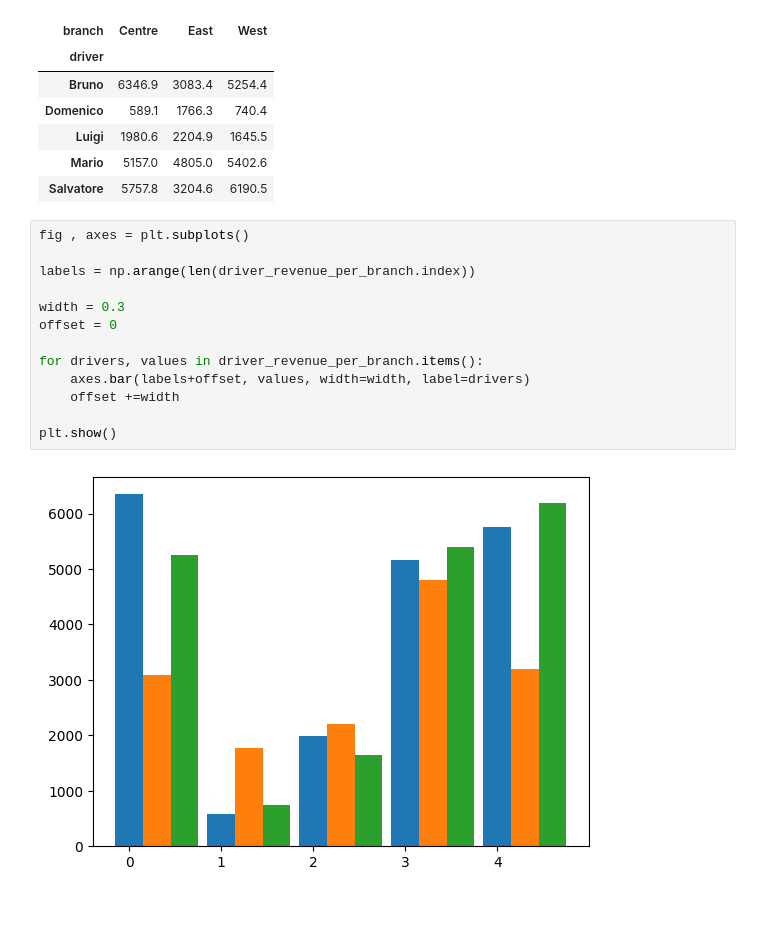
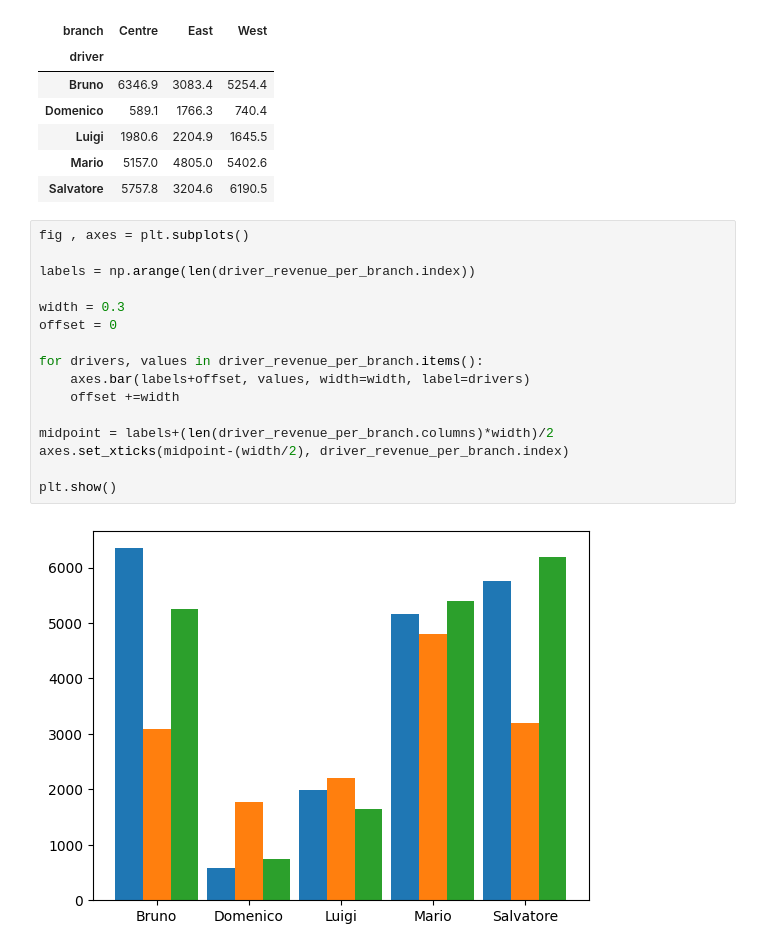
Before and after one commit to abhisunny2610/Data-Science, a Jupyter notebook: Visualization/Pizza Delivery Anly.ipynb, the cells around one changed output. Drawn from its saved outputs; the diff is of its cells as text; blank space fills up the shorter version.

Commit message:
Bar Chart

```diff
--- a/Visualization/Pizza Delivery Anly.ipynb
+++ b/Visualization/Pizza Delivery Anly.ipynb
@@ -260,15 +260,18 @@ driver_revenue_per_branch
 # %%
 fig , axes = plt.subplots()
 
 labels = np.arange(len(driver_revenue_per_branch.index))
 
 width = 0.3
 offset = 0
 
 for drivers, values in driver_revenue_per_branch.items():
     axes.bar(labels+offset, values, width=width, label=drivers)
     offset +=width
 
+midpoint = labels+(len(driver_revenue_per_branch.columns)*width)/2
+axes.set_xticks(midpoint-(width/2), driver_revenue_per_branch.index)
+
 plt.show()
 # %% [output]
-[figure, old version]
+[figure, new version]
```
Also changed, not shown: 1 other file.
